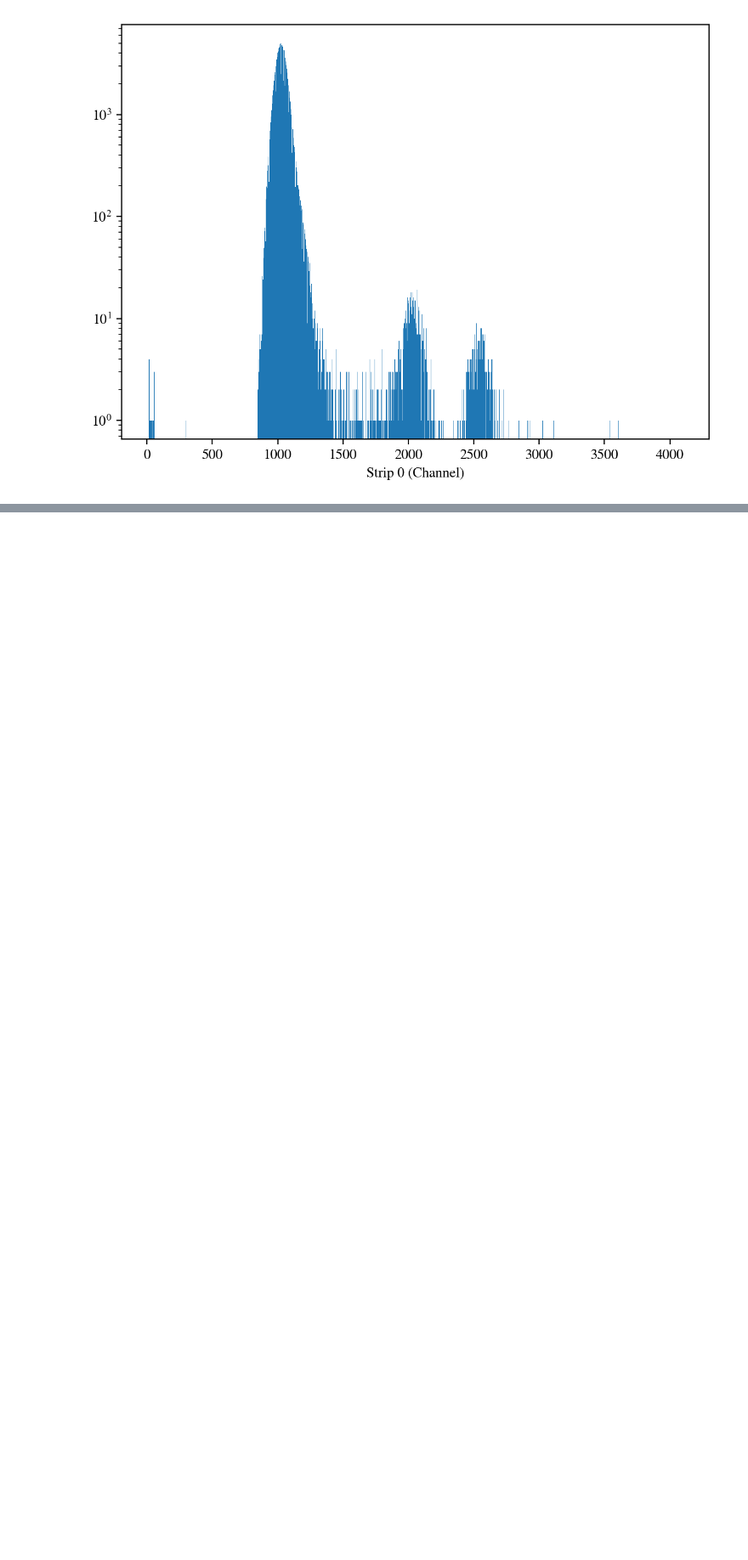
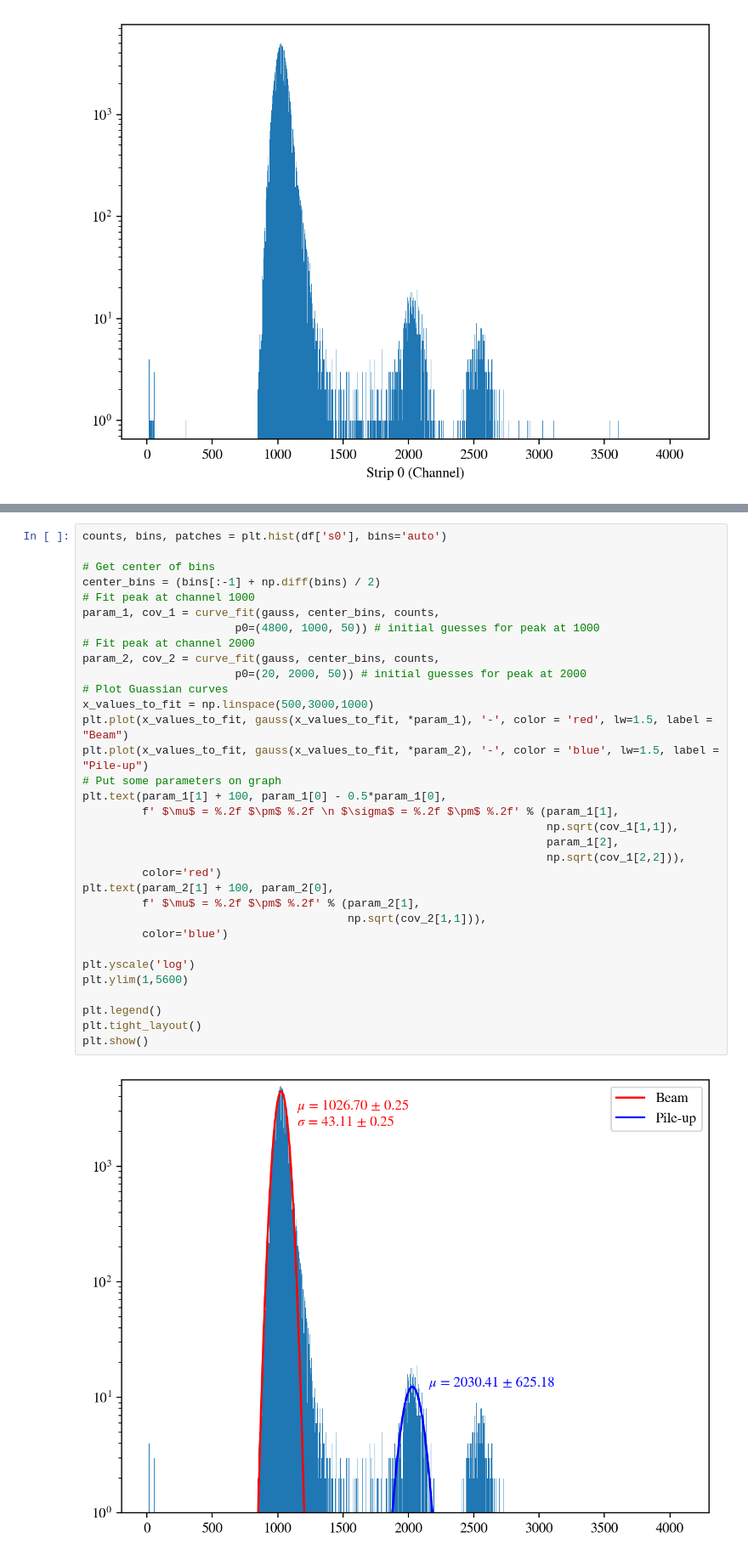
Before and after one commit to dneto1729/MUSIC_with_python, a Jupyter notebook: examples/3 - Basic Analysis and Identifying Potential Events.ipynb, the cells around one changed output, grey strips where cells are left out. Shown at 85% size. Saved outputs shown, nothing was run; the diff lists cells and outputs as text; blank space fills up the shorter version.

```diff
--- a/examples/3 - Basic Analysis and Identifying Potential Events.ipynb
+++ b/examples/3 - Basic Analysis and Identifying Potential Events.ipynb
@@ -88,0 +120,35 @@ plt.show()
+# %%
+counts, bins, patches = plt.hist(df['s0'], bins='auto')
+
+# Get center of bins
+center_bins = (bins[:-1] + np.diff(bins) / 2)
+# Fit peak at channel 1000
+param_1, cov_1 = curve_fit(gauss, center_bins, counts,
+                       p0=(4800, 1000, 50)) # initial guesses for peak at 1000
+# Fit peak at channel 2000
+param_2, cov_2 = curve_fit(gauss, center_bins, counts,
+                       p0=(20, 2000, 50)) # initial guesses for peak at 2000
+# Plot Guassian curves
+x_values_to_fit = np.linspace(500,3000,1000)
+plt.plot(x_values_to_fit, gauss(x_values_to_fit, *param_1), '-', color = 'red', lw=1.5, label = "Beam")
+plt.plot(x_values_to_fit, gauss(x_values_to_fit, *param_2), '-', color = 'blue', lw=1.5, label = "Pile-up")
+# Put some parameters on graph
+plt.text(param_1[1] + 100, param_1[0] - 0.5*param_1[0],
+         f' $\mu$ = %.2f $\pm$ %.2f \n $\sigma$ = %.2f $\pm$ %.2f' % (param_1[1],
+                                                                      np.sqrt(cov_1[1,1]),
+                                                                      param_1[2],
+                                                                      np.sqrt(cov_1[2,2])),
+         color='red')
+plt.text(param_2[1] + 100, param_2[0],
+         f' $\mu$ = %.2f $\pm$ %.2f' % (param_2[1],
+                                        np.sqrt(cov_2[1,1])),
+         color='blue')
+
+plt.yscale('log')
+plt.ylim(1,5600)
+
+plt.legend()
+plt.tight_layout()
+plt.show()
+# %% [output]
+[figure, added]
```
Also changed, not shown: parts of 17 cells of this notebook.
